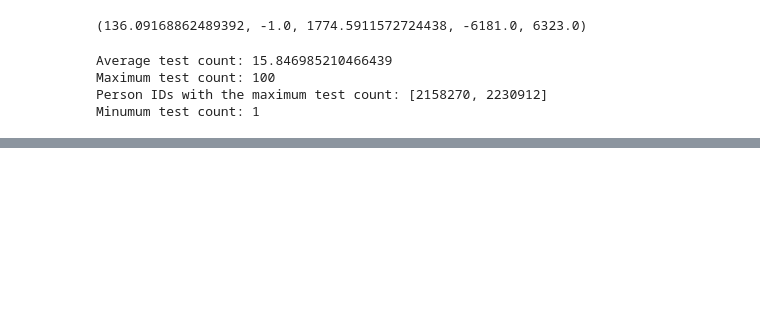
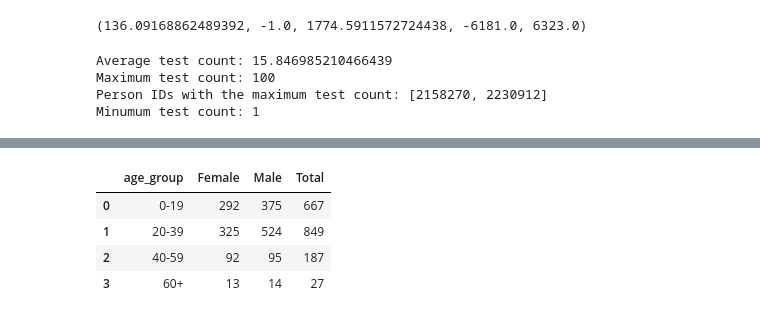
Before and after one commit to devguno/TOF, a Jupyter notebook: 0508.ipynb, the cells around one changed output, grey strips where cells are left out. Cells and saved outputs as stored; diff of their text form; code cells hidden in the pictures; blank space fills up the shorter version.

```diff
--- a/0508.ipynb
+++ b/0508.ipynb
@@ -262,0 +343,46 @@ Minumum test count: 1
+# %%
+import pandas as pd
+import matplotlib.pyplot as plt
+from datetime import datetime
+
+# Load the CSV file
+file_path = 'C:\\Users\\SNUH\\Desktop\\tof_final_cohort_baseline.csv'
+data = pd.read_csv(file_path)
+
+# Convert the birthdate column to datetime
+data['birth'] = pd.to_datetime(data['birth'], errors='coerce')
+
+# Calculate current age
+today = datetime.today()
+data['age'] = data['birth'].apply(lambda x: today.year - x.year - ((today.month, today.day) < (x.month, x.day)))
+
+# Drop rows with invalid birthdates (if any)
+data = data.dropna(subset=['age'])
+
+# Define age bins and labels
+bins = [0, 20, 40, 60, float('inf')]
+labels = ['0-19', '20-39', '40-59', '60+']
+
+# Create age group column
+data['age_group'] = pd.cut(data['age'], bins=bins, labels=labels, right=False)
+
+# Count the number of patients in each group by gender and overall
+summary_table = data.pivot_table(index='age_group', columns='gender', aggfunc='size', fill_value=0)
+
+# Add a total column
+summary_table['Total'] = summary_table.sum(axis=1)
+
+# Rename columns for clarity
+summary_table.columns = ['Female', 'Male', 'Total']
+
+# Reset index to make the age_group a column
+summary_table = summary_table.reset_index()
+
+# Display the summary table
+summary_table
+# %% [output]
+|  | age_group | Female | Male | Total |
+| 0 | 0-19 | 292 | 375 | 667 |
+| 1 | 20-39 | 325 | 524 | 849 |
+| 2 | 40-59 | 92 | 95 | 187 |
+| 3 | 60+ | 13 | 14 | 27 |
```
Also changed, not shown: parts of 2 cells of this notebook.
